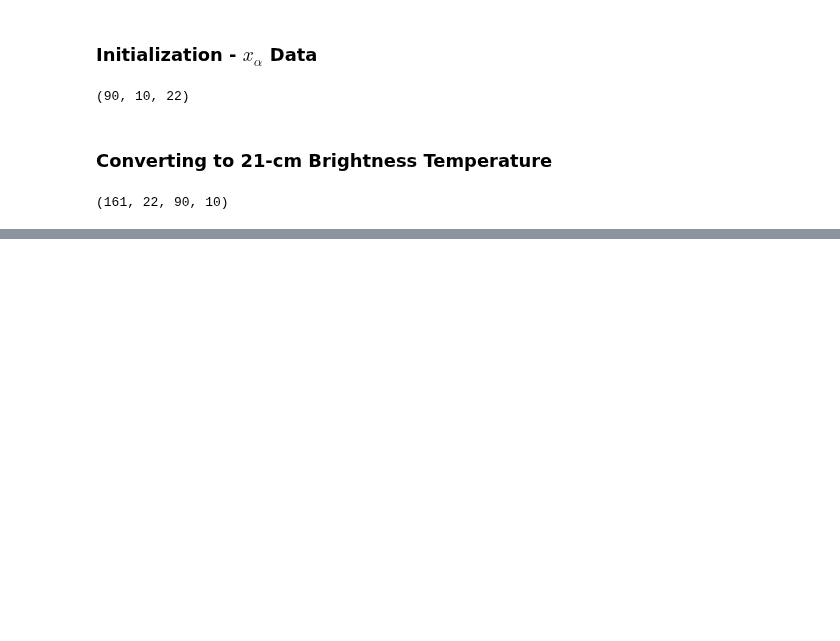
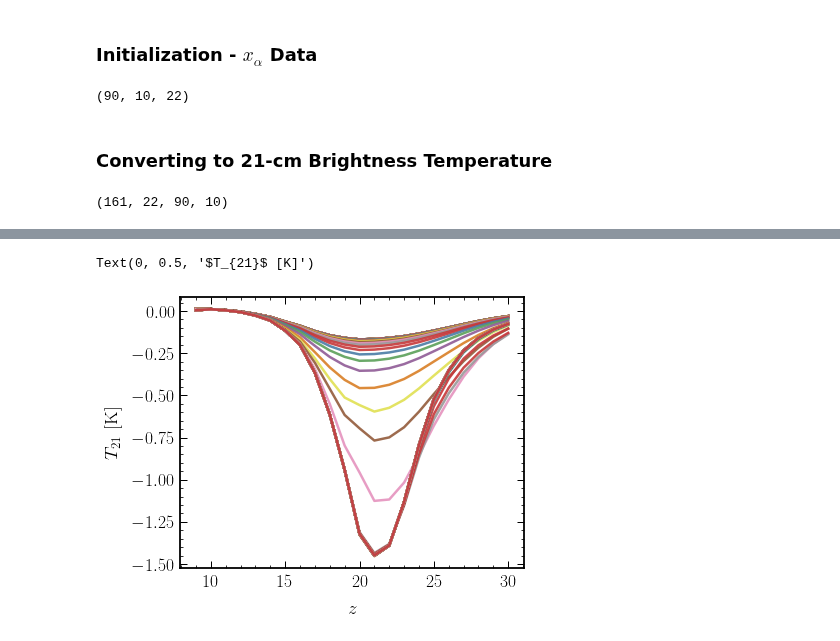
Before and after one commit to hongwanliu/millicharged_DM_with_bath, a Jupyter notebook: notebooks/Fluctuations.ipynb, the cells around one changed output, grey strips where cells are left out. Drawn from its saved outputs; the diff is of its cells as text; code cells hidden in the pictures; blank space fills up the shorter version.

```diff
--- a/notebooks/Fluctuations.ipynb
+++ b/notebooks/Fluctuations.ipynb
@@ -209,3 +211,14 @@ m_m mass is:  300_MeV
+# %%
+plt.figure()
+
+for i, Q in enumerate(Qlis):
+    plt.plot(zlis, T21_data[0, :, i, 4])
+
+plt.xlabel(r'$z$')
+plt.ylabel(r'$T_{21}$ [K]')
+# %% [output]
+Text(0, 0.5, '$T_{21}$ [K]')
+[figure, added]
 # %%
 # Play with reduced dataset first.
 # dimensions Vlis x zlis x Qlis
```
Also changed, not shown: parts of 8 cells of this notebook, 1 other file.
